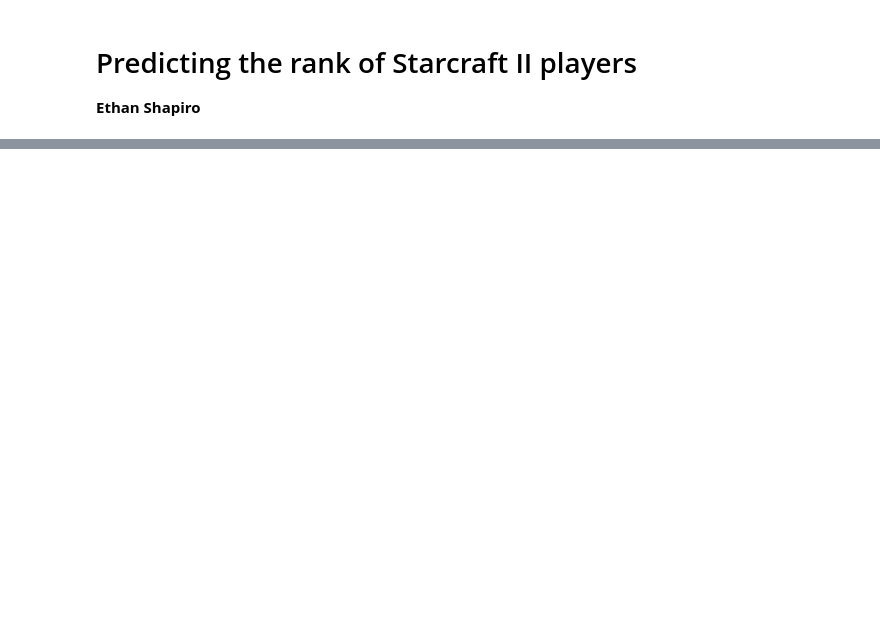
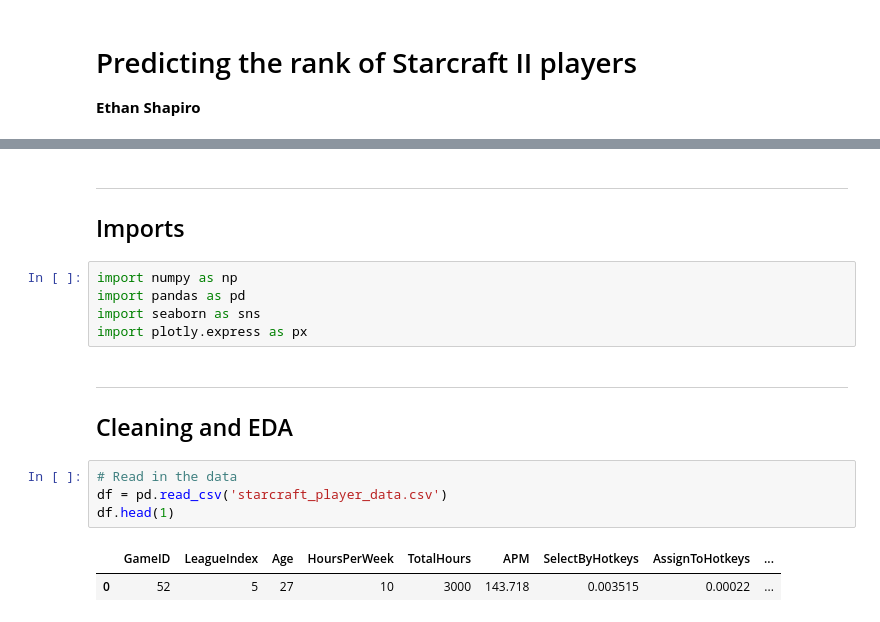
Before and after one commit to Ethan-Shapiro/EG-Starcraft-II-Project, a Jupyter notebook: notebook.ipynb, the cells around one changed output, grey strips where cells are left out. Drawn from its saved outputs; the diff is of its cells as text; blank space fills up the shorter version.

Commit message:
removed /env, added gitignore, stared Cleaning

```diff
--- a/notebook.ipynb
+++ b/notebook.ipynb
@@ -106,3 +132,21 @@ We ran a permutation Tests to test our model's **precision** of Minority vs. Non
 
 With a p-value = 0.013 < 0.05, we reject the null hypothesis and say that our model is unfair.
 Our model has worse precision for complainants that are non-minorities than it does for minorities.
+# %% [markdown]
+---
+## Imports
+# %%
+import numpy as np
+import pandas as pd
+import seaborn as sns
+import plotly.express as px
+# %% [markdown]
+----
+## Cleaning and EDA
+# %%
+# Read in the data
+df = pd.read_csv('starcraft_player_data.csv')
+df.head(1)
+# %% [output]
+|  | GameID | LeagueIndex | Age | HoursPerWeek | TotalHours | APM | SelectByHotkeys | AssignToHotkeys | ... |
+| 0 | 52 | 5 | 27 | 10 | 3000 | 143.718 | 0.003515 | 0.00022 | ... |
```
Also changed, not shown: parts of 13 cells of this notebook, 12 other files.
